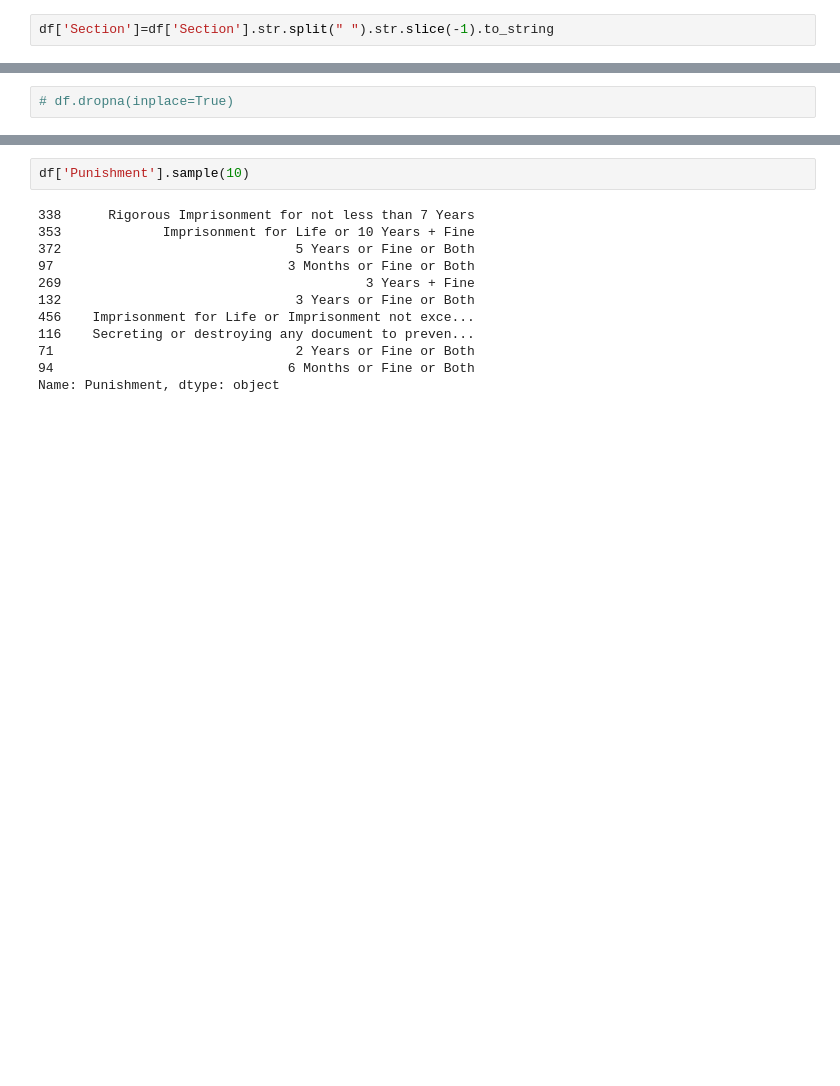
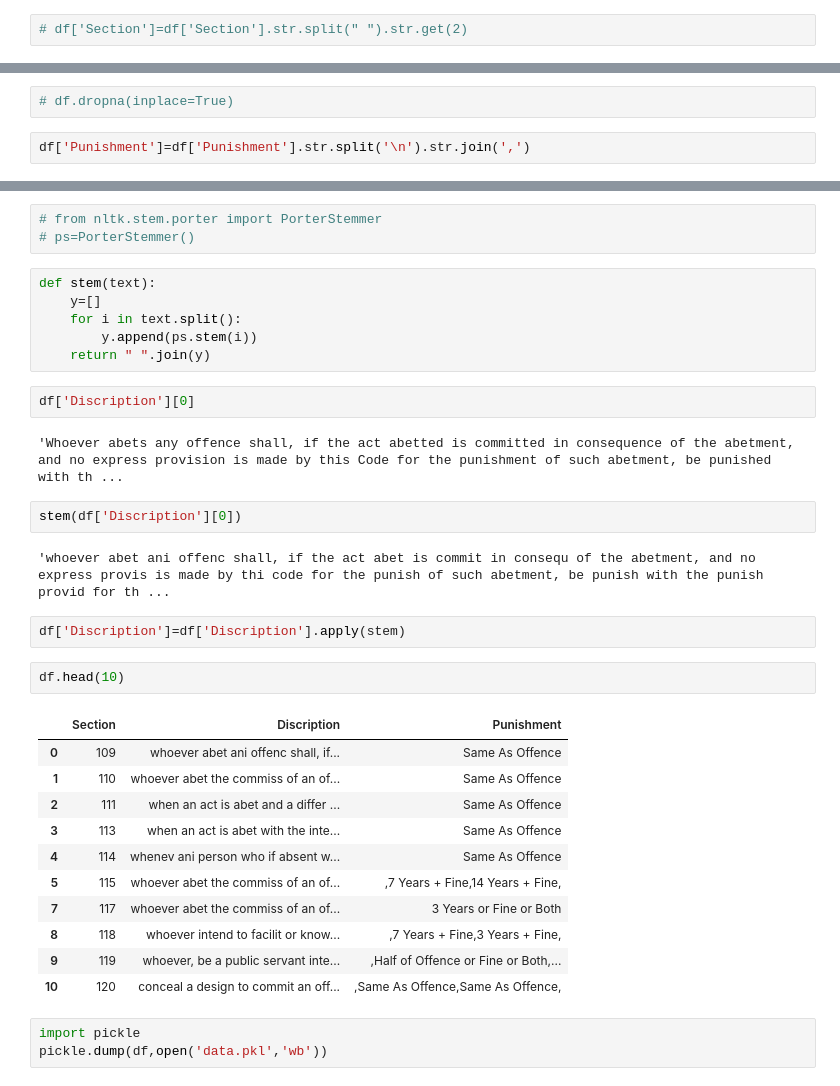
Before and after one commit to veer-debug/Data_science_journey, a Jupyter notebook: Ipc_code/ipc.ipynb, the cells around one changed output, grey strips where cells are left out. Cells and saved outputs as stored; diff of their text form; blank space fills up the shorter version.

```diff
--- a/Ipc_code/ipc.ipynb
+++ b/Ipc_code/ipc.ipynb
@@ -37,4 +38,4 @@ Name: Section, dtype: object
 # %%
-df['Section']=df['Section'].str.split(" ").str.slice(-1).to_string
+# df['Section']=df['Section'].str.split(" ").str.get(2)
 # %%
 # df['Section']=df['Section'].to_string()
@@ -41,2 +56,4 @@ df['Section']=df['Section'].str.split(" ").str.slice(-1).to_string
 # %%
 # df.dropna(inplace=True)
+# %%
+df['Punishment']=df['Punishment'].str.split('\n').str.join(',')
@@ -43,14 +91,36 @@ df['Section']=df['Section'].str.split(" ").str.slice(-1).to_string
+# %%
+# from nltk.stem.porter import PorterStemmer
+# ps=PorterStemmer()
+# %%
+def stem(text):
+    y=[]
+    for i in text.split():
+        y.append(ps.stem(i))
+    return " ".join(y)
+# %%
+df['Discription'][0]
+# %% [output]
+'Whoever abets any offence shall, if the act abetted is committed in consequence of the abetment, and no express provision is made by this Code for the punishment of such abetment, be punished with th ...
+# %%
+stem(df['Discription'][0])
+# %% [output]
+'whoever abet ani offenc shall, if the act abet is commit in consequ of the abetment, and no express provis is made by thi code for the punish of such abetment, be punish with the punish provid for th ...
+# %%
+df['Discription']=df['Discription'].apply(stem)
 # %%
-df['Punishment'].sample(10)
+df.head(10)
 # %% [output]
-338      Rigorous Imprisonment for not less than 7 Years
-353             Imprisonment for Life or 10 Years + Fine
-372                              5 Years or Fine or Both
-97                              3 Months or Fine or Both
-269                                       3 Years + Fine
-132                              3 Years or Fine or Both
-456    Imprisonment for Life or Imprisonment not exce...
-116    Secreting or destroying any document to preven...
-71                               2 Years or Fine or Both
-94                              6 Months or Fine or Both
-Name: Punishment, dtype: object
+|  | Section | Discription | Punishment |
+| 0 | 109 | whoever abet ani offenc shall, if... | Same As Offence |
+| 1 | 110 | whoever abet the commiss of an of... | Same As Offence |
+| 2 | 111 | when an act is abet and a differ ... | Same As Offence |
+| 3 | 113 | when an act is abet with the inte... | Same As Offence |
+| 4 | 114 | whenev ani person who if absent w... | Same As Offence |
+| 5 | 115 | whoever abet the commiss of an of... | ,7 Years + Fine,14 Years + Fine, |
+| 7 | 117 | whoever abet the commiss of an of... | 3 Years or Fine or Both |
+| 8 | 118 | whoever intend to facilit or know... | ,7 Years + Fine,3 Years + Fine, |
+| 9 | 119 | whoever, be a public servant inte... | ,Half of Offence or Fine or Both,... |
+| 10 | 120 | conceal a design to commit an off... | ,Same As Offence,Same As Offence, |
+# %%
+import pickle
+pickle.dump(df,open('data.pkl','wb'))
```
Also changed, not shown: parts of 45 cells of this notebook, 9 other files.
